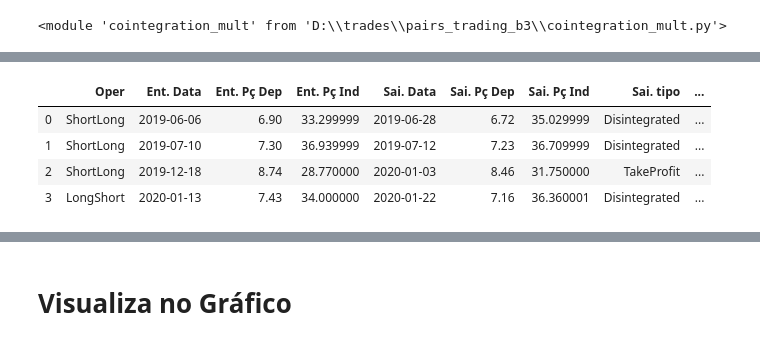
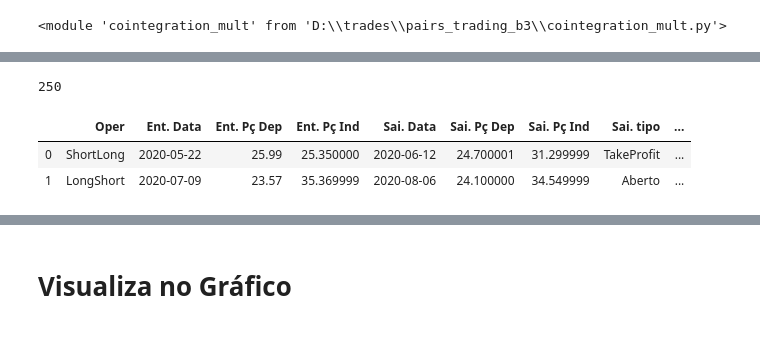
Before and after one commit to andreolvgomes/long-short-by-cointegration, a Jupyter notebook: BackTest.ipynb, the cells around one changed output, grey strips where cells are left out. Drawn from its saved outputs; the diff is of its cells as text; code cells hidden in the pictures.

```diff
--- a/BackTest.ipynb
+++ b/BackTest.ipynb
@@ -105,23 +109,23 @@ class BackTest(object):
             if (self.day_start == None):
                 self.day_start = day
 
-            self.y_values, self.x_values = mult.get_values(test[y_symbol], test[x_symbol], period)
+            self.y_values, self.x_values = mult.get_values(test[y_symbol], test[x_symbol], self.period)
 
             # check se retornou a média após ter stopado
             if (self.check_return_mean_after_stoploss()==False):
                 continue
 
-            self.cointegration = mult.check_cointegration(self.y_values, self.x_values, period)
+            self.cointegration = mult.check_cointegration(self.y_values, self.x_values, self.period)
             if(self.cointegration['is_stationary']==False):
                 self.disintegrated(day)
                 continue
 
             # check se é pra trabalhar com coieficientes fixo
             if (self.check_trade() and coef_fixed):
-                resid = mult.residue(self.y_values, self.x_values, period, self.coef)
+                resid = mult.residue(self.y_values, self.x_values, self.period, self.coef)
             else:
-                self.coef = mult.coefficients(self.y_values, self.x_values, period)
-                resid = mult.residue(self.y_values, self.x_values, period, self.coef)
+                self.coef = mult.coefficients(self.y_values, self.x_values, self.period)
+                resid = mult.residue(self.y_values, self.x_values, self.period, self.coef)
 
             z_resid = mult.zscore(resid)
 
@@ -201,10 +205,14 @@ class BackTest(object):
         self.startNew()
 
     def long(self, day):
-        self.define_historic_input(day, TypeInput.LongShort)
+        lot_y_long = 100
+        lot_x_short = 100
+        self.define_historic_input(day, lot_y_long, lot_x_short, TypeInput.LongShort)
 
     def short(self, day):
-        self.define_historic_input(day, TypeInput.ShortLong)
+        lot_y_short = 100
+        lot_x_long = 100
+        self.define_historic_input(day, lot_y_short, lot_x_long, TypeInput.ShortLong)
 
     def disintegrated(self, day):
         if (self.check_trade() == False):
@@ -220,10 +228,12 @@ class BackTest(object):
         self.startNew()
         return True
 
-    def define_historic_input(self, day, typeInput):
+    def define_historic_input(self, day, lot_y, lot_x, typeInput):
         self.historic.day_input=day
         self.historic.price_y_input=self.y_values[0]
         self.historic.price_x_input=self.x_values[0]
+        self.historic.lot_y = lot_y
+        self.historic.lot_x = lot_x
         self.historic.type_input=typeInput
 
     def define_historic_output(self, day, type_outPut):
@@ -252,6 +262,27 @@ class BackTest(object):
         hist = pd.DataFrame(rows, columns=['Oper', 'Ent. Data', 'Ent. Pç Dep', 'Ent. Pç Ind', 'Sai. Data', 'Sai. Pç Dep',
                                            'Sai. Pç Ind', 'Sai. tipo', 'Resultado', "Retorno %", 'Dias'])
         return hist
+
+    def lot_short_cash_neutral(price_long, price_short, lot_long):
+        return roundup((price_long*lot_long)/price_short)
+
+    def lot_beta_cash_neutral(lot, beta):
+        return lot * beta
+
+    def results(self):
+        results={}
+        dfHist = self.dataframe()
+        results['NumTrades']= len(dfHist)
+        results['TakeProfit']= dfHist['Resultado'][dfHist['Sai. tipo'] == 'TakeProfit'].sum()
+        results['StopLoss']= dfHist['Resultado'][dfHist['Sai. tipo'] == 'StopLoss'].sum()
+        results['OperOpen']= dfHist['Resultado'][dfHist['Sai. tipo'] == 'Aberto'].sum()
+        results['TakeProfitDisint']= dfHist['Resultado'][(dfHist['Sai. tipo'] == 'Disintegrated')\
+                                                         & (dfHist['Resultado'] > 0)].sum()
+        results['StopLossDisint']= dfHist['Resultado'][(dfHist['Sai. tipo'] == 'Disintegrated')\
+                                                       & (dfHist['Resultado'] < 0)].sum()
+        results['Result']= results['TakeProfit']+results['StopLoss']+results['OperOpen']\
+            +results['TakeProfitDisint']+results['StopLossDisint']
+        return results
 # %%
 path_data_cart = 'datasets/data_cart.csv'
 path_data_yahoo = 'datasets/data_yahoo.csv'
@@ -295,12 +326,11 @@ mult.coefficients(data[y_symbol], data[x_symbol], 100)
 # %%
 coef_fixed = False
 back = BackTest()
-back.execute(period=period, desv_take=0, coef_fixed=coef_fixed)
+back.execute(period=250, coef_fixed=coef_fixed)
 hist = back.dataframe()
 hist
 # %% [output]
+250
 |  | Oper | Ent. Data | Ent. Pç Dep | Ent. Pç Ind | Sai. Data | Sai. Pç Dep | Sai. Pç Ind | Sai. tipo | ... |
-| 0 | ShortLong | 2019-06-06 | 6.90 | 33.299999 | 2019-06-28 | 6.72 | 35.029999 | Disintegrated | ... |
-| 1 | ShortLong | 2019-07-10 | 7.30 | 36.939999 | 2019-07-12 | 7.23 | 36.709999 | Disintegrated | ... |
-| 2 | ShortLong | 2019-12-18 | 8.74 | 28.770000 | 2020-01-03 | 8.46 | 31.750000 | TakeProfit | ... |
-| 3 | LongShort | 2020-01-13 | 7.43 | 34.000000 | 2020-01-22 | 7.16 | 36.360001 | Disintegrated | ... |
+| 0 | ShortLong | 2020-05-22 | 25.99 | 25.350000 | 2020-06-12 | 24.700001 | 31.299999 | TakeProfit | ... |
+| 1 | LongShort | 2020-07-09 | 23.57 | 35.369999 | 2020-08-06 | 24.100000 | 34.549999 | Aberto | ... |
```
Also changed, not shown: parts of 13 cells of this notebook, 4 other files.
